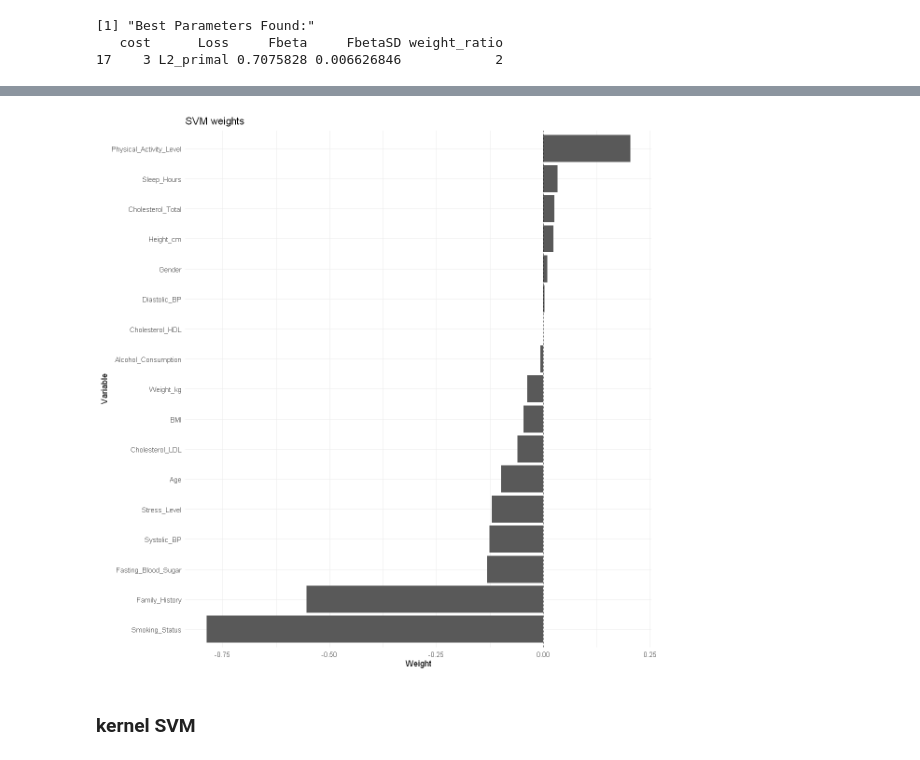
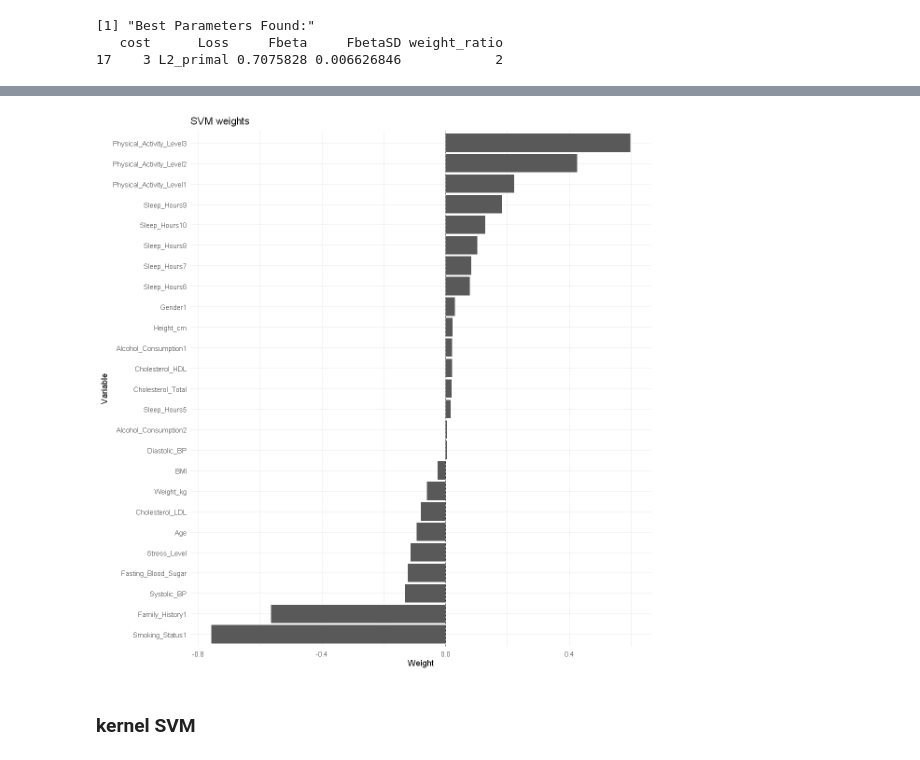
Before and after one commit to HOANG-Anh2004/projet_ML_4A_GMM_INSA, a Jupyter notebook: Modelisation_R.ipynb, the cells around one changed output, grey strips where cells are left out. Saved outputs shown, nothing was run; the diff lists cells and outputs as text; code cells hidden in the pictures.

```diff
--- a/Modelisation_R.ipynb
+++ b/Modelisation_R.ipynb
@@ -111,7 +76,6 @@ data$Smoking_Status = as.factor(data$Smoking_Status)
 data$Alcohol_Consumption = as.factor(data$Alcohol_Consumption)
 data$Physical_Activity_Level = as.factor(data$Physical_Activity_Level)
 data$Family_History = as.factor(data$Family_History)
-data$Stress_Level = as.factor(data$Stress_Level)
 data$Sleep_Hours = as.factor(data$Sleep_Hours)
 data$Heart_Disease_Risk = as.factor(data$Heart_Disease_Risk)
 # %%
@@ -149,2 +104,0 @@ ggplot(data = data, aes(x=Stress_Level, fill=Heart_Disease_Risk))+ geom_bar(stat
-# %%
-data$Stress_Level = as.numeric(data$Stress_Level)
@@ -923,7 +884,13 @@ levels(train_scaledH$Heart_Disease_Risk) <- c("NoRisk", "Risk")
 weight_ratios <- c(1, 1.5, 2, 3,4,5)
 results_df <- data.frame()
 set.seed(123)
-for(w in weight_ratios){
+pb <- txtProgressBar(
+  min = 0,
+  max = length(weight_ratios),
+  style = 3
+)
+for(i in 1:length(weight_ratios)){
+    w <- weight_ratios[i]
     model <- train(Heart_Disease_Risk ~ ., data = train_scaledH,
                  method = "svmLinear3",
                  metric = "Fbeta",
@@ -932,7 +899,9 @@ for(w in weight_ratios){
                  wi = c("NoRisk" = 1, "Risk" = w))
     res <- model$results
     res$weight_ratio <- w
-    results_df <- rbind(results_df, res)}
+    results_df <- rbind(results_df, res)
+    setTxtProgressBar(pb, i)
+}
 # %%
 best_idx <- order(-results_df$Fbeta)[1]
 best_params <- results_df[best_idx, ]
@@ -945,7 +914,7 @@ print(best_params)
 17    3 L2_primal 0.7075828 0.006626846            2
 # %%
 levels(train_scaledH$Heart_Disease_Risk) <- c(0, 1)
-x_train <- as.matrix(train_scaledH[, -which(names(train_scaledH) == "Heart_Disease_Risk")])
+x_train <- model.matrix(Heart_Disease_Risk ~ .,data = train_scaledH)[, -1]   # remove intercept
 y_train <- train_scaledH$Heart_Disease_Risk
 final_weights <- c("0" = 1, "1" = best_params$weight_ratio)
 
@@ -1020,17 +989,17 @@ A data.frame: 5 × 5
 # %%
-w_df <- data.frame( Variable = colnames(svm.lin$W)[-18],  Weight = as.numeric(svm.lin$W)[-18])
+w_df <- data.frame( Variable = colnames(svm.lin$W)[-26],  Weight = as.numeric(svm.lin$W)[-26])
 ggplot(w_df, aes(x = reorder(Variable, Weight), y = Weight)) +
   geom_col() +
   coord_flip() +
   geom_hline(yintercept = 0, linetype = "dashed") +
   labs(
     title = "SVM weights",
     x = "Variable",
     y = "Weight"
   ) +
   theme_minimal()
 # %% [output]
-[figure, old version]
+[figure, new version]
 # %% [markdown]
 ### kernel SVM
 # %%
```
Also changed, not shown: parts of 46 cells of this notebook, 1 other file.
